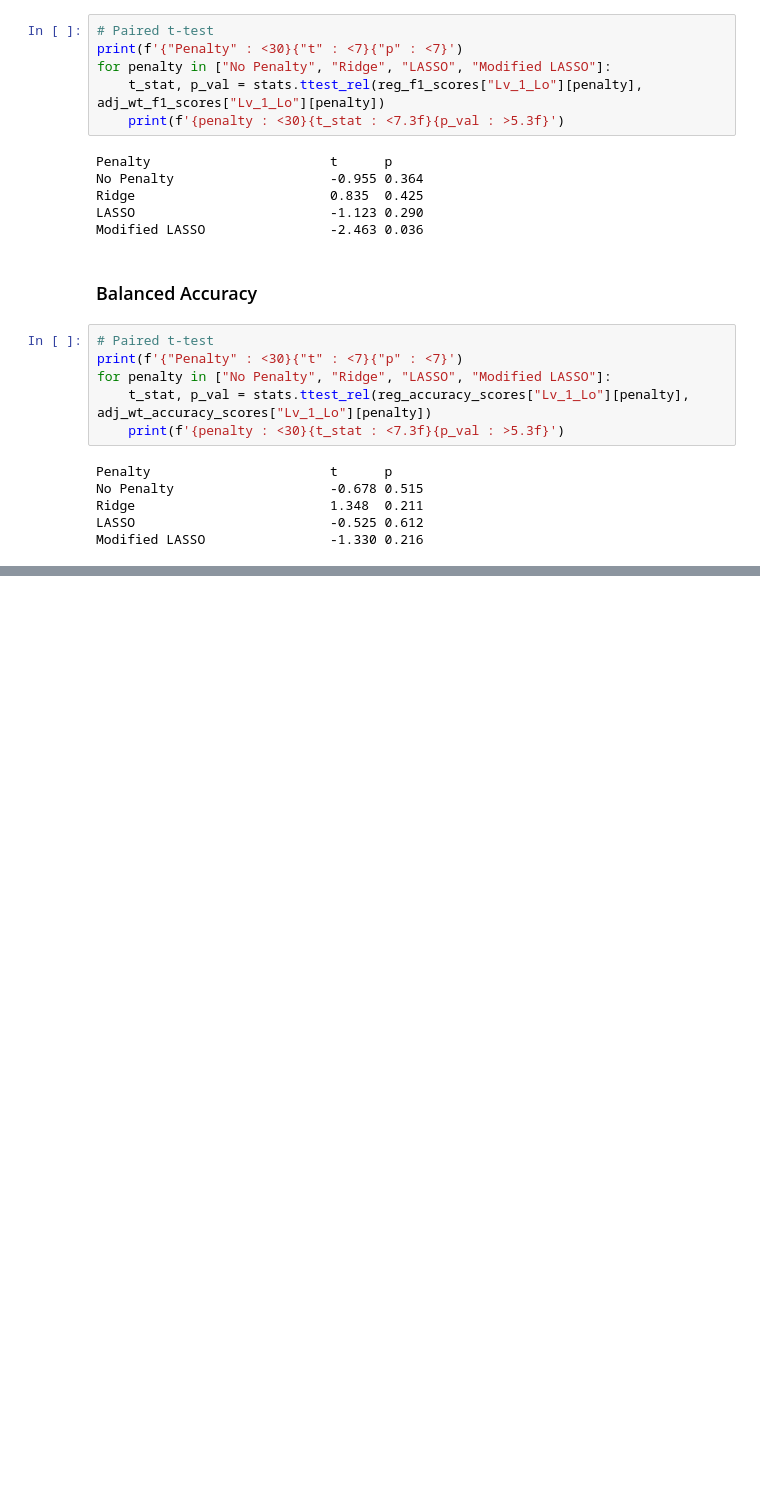
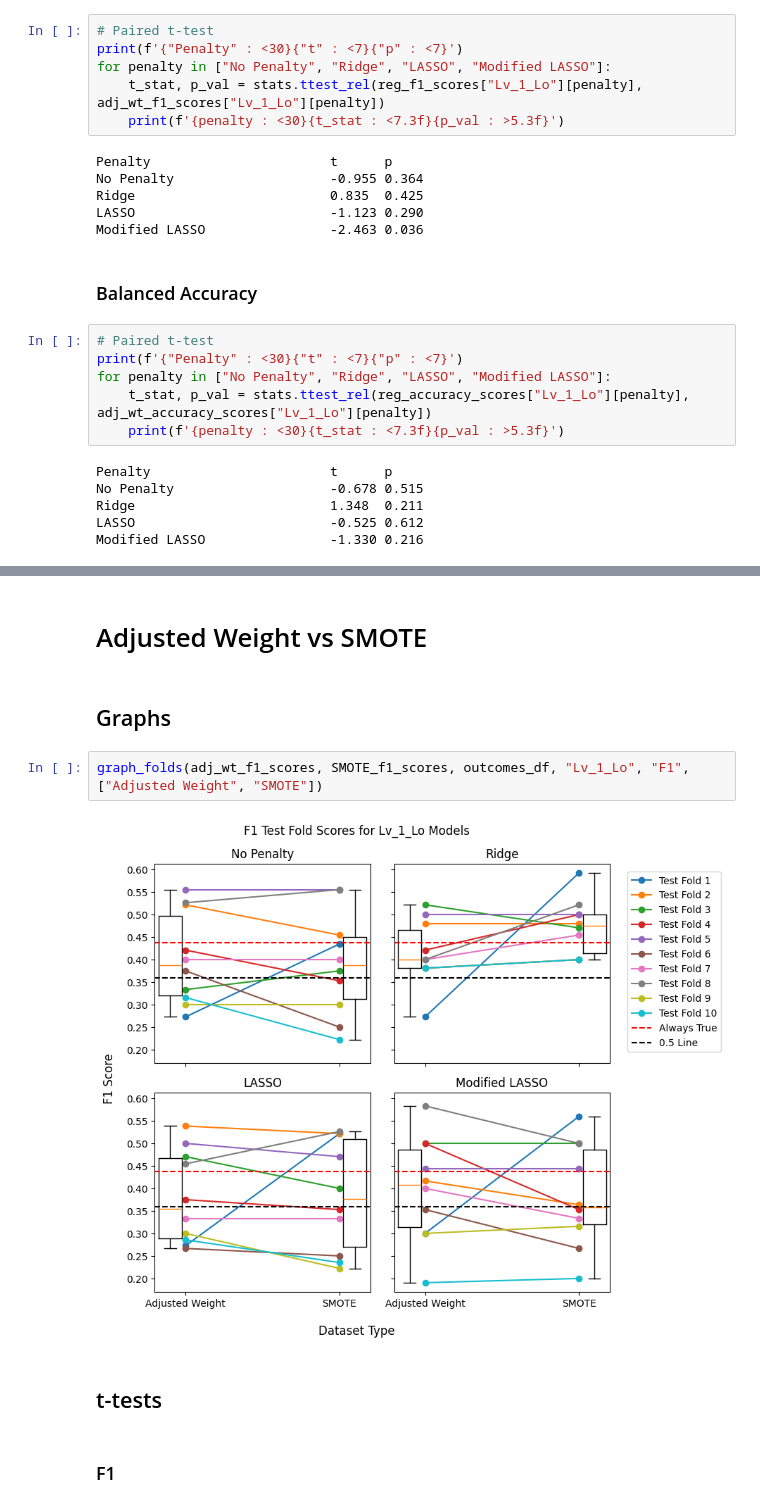
Before and after one commit to jaspershen21/jshen_DLA, a Jupyter notebook: 10_Fold_Comparison_Graphs.ipynb, the cells around one changed output, grey strips where cells are left out. Drawn from its saved outputs; the diff is of its cells as text; blank space fills up the shorter version.

```diff
--- a/10_Fold_Comparison_Graphs.ipynb
+++ b/10_Fold_Comparison_Graphs.ipynb
@@ -132,0 +160,12 @@ Modified LASSO                -1.330 0.216
+# %% [markdown]
+# Adjusted Weight vs SMOTE
+# %% [markdown]
+## Graphs
+# %%
+graph_folds(adj_wt_f1_scores, SMOTE_f1_scores, outcomes_df, "Lv_1_Lo", "F1", ["Adjusted Weight", "SMOTE"])
+# %% [output]
+[figure, added]
+# %% [markdown]
+## t-tests
+# %% [markdown]
+### F1
```
Also changed, not shown: parts of 8 cells of this notebook.
